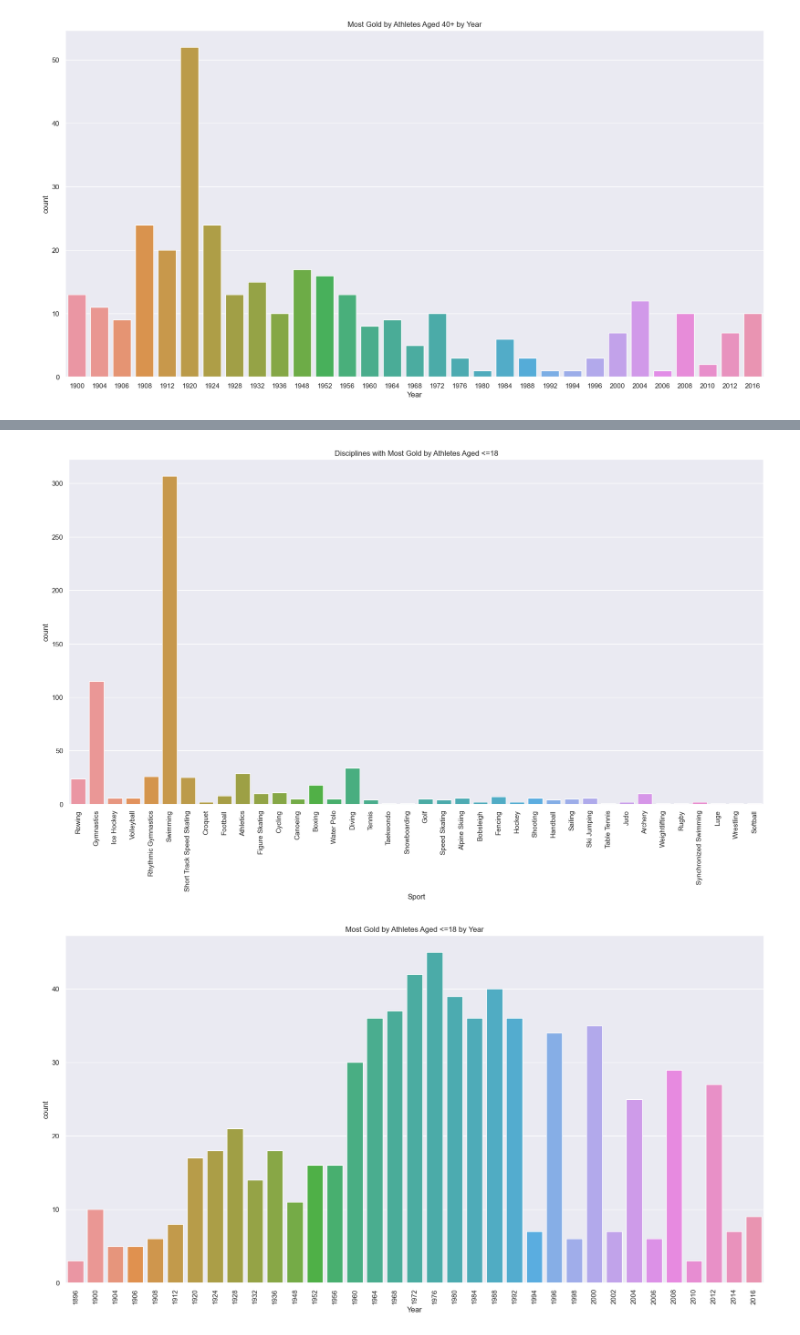
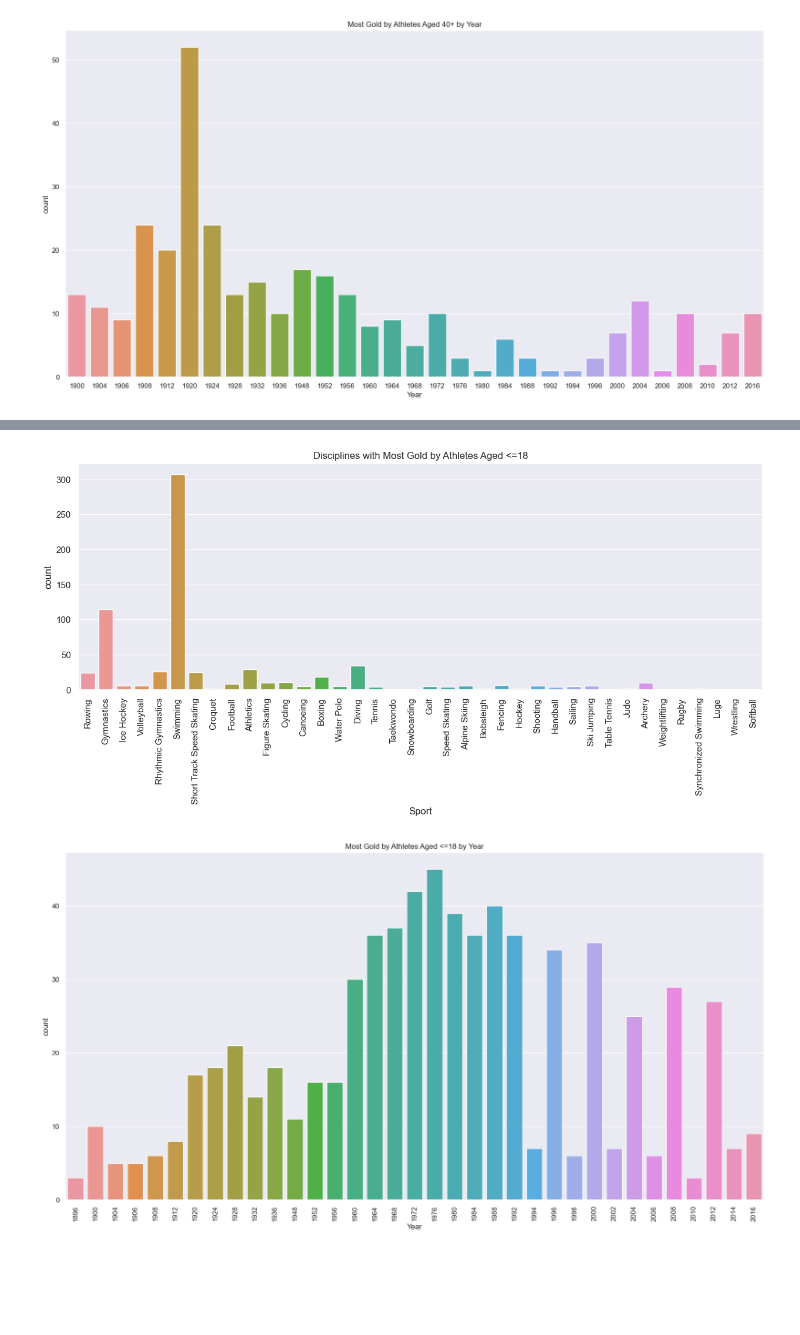
Before and after one commit to kilciukas/Olympic_dataset_exploration, a Jupyter notebook: Notebook_v2/Olimpines_notebook_v2.ipynb, the cells around one changed output, grey strips where cells are left out. Cells and saved outputs as stored; diff of their text form; code cells hidden in the pictures; blank space fills up the shorter version.

```diff
--- a/Notebook_v2/Olimpines_notebook_v2.ipynb
+++ b/Notebook_v2/Olimpines_notebook_v2.ipynb
@@ -525,14 +496,14 @@ AttributeError: 'LinePlot' object has no attribute 'configure_yticks'
 younger_18 = (goldMedals_dropedna["Age"] <= 18).sum()
 # %%
 younger_18_sport = goldMedals_dropedna['Sport'][goldMedals_dropedna['Age']<=18]
-plt.figure(figsize = (20, 10))
+plt.figure(figsize = (15, 5))
 plt.tight_layout()
 sns.countplot(data=goldMedals_dropedna, x=younger_18_sport)
 plt.title("Disciplines with Most Gold by Athletes Aged <=18")
 plt.xticks(rotation=90)
 plt.show()
 # %% [output]
-[figure, old version]
+[figure, new version]
 # %%
 younger_18_year = goldMedals_dropedna["Year"][goldMedals_dropedna["Age"]<=18]
 plt.figure(figsize = (20, 10))
```
Also changed, not shown: parts of 39 cells of this notebook, 1 other file.
